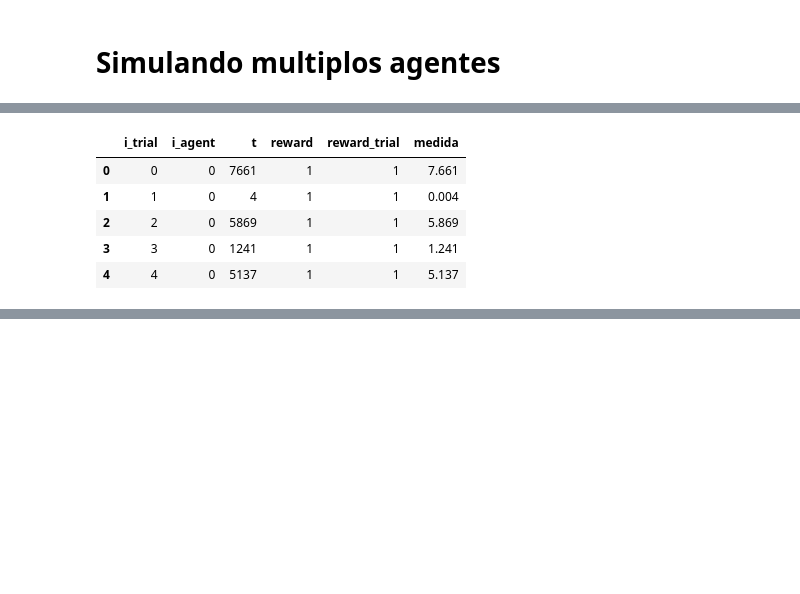
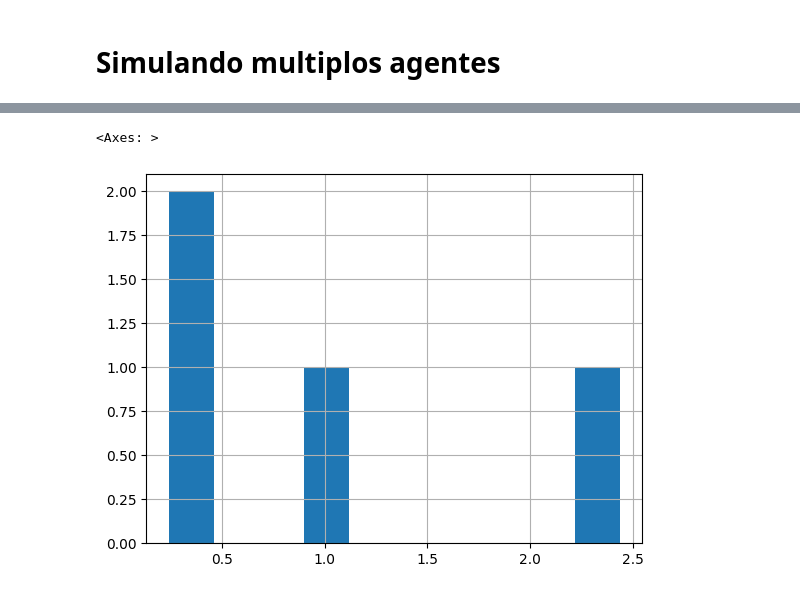
Before and after one commit to caetanyyy/active-brownian-particle-projective-simulation, a Jupyter notebook: abp_target_finding_simulation.ipynb, the cells around one changed output, grey strips where cells are left out. Drawn from its saved outputs; the diff is of its cells as text; code cells hidden in the pictures; blank space fills up the shorter version.

```diff
--- a/abp_target_finding_simulation.ipynb
+++ b/abp_target_finding_simulation.ipynb
@@ -337,13 +348,0 @@ param_dict = {
-# %%
-n_agentes = 100
-
-#parameters for the agent - explanations can be found in the comments inside the agent file
-gamma_damping = param_dict[Pe]['gamma_damping']
-eta_glow_damping = param_dict[Pe]['eta_glow_damping']
-policy_type = 'standard'# 'softmax' ou 'standard'
-beta_softmax = 1
-num_reflections =  0
-
-#set number of trials and maximum number of steps in each trial
-num_trials = 100
-max_steps_per_trial = 20*tao
@@ -350,15 +352,13 @@ max_steps_per_trial = 20*tao
 # %%
-h_matrix = [] #guarda as probabilidades
-statistics = [] #guarda os resultados do processo de aprendizado
+for i_agente in range(n_agentes):
 
-for i_agente in range(n_agentes):
+    print(i_agente)
 
     env = env_class.TaskEnvironment(L, Pe, l, tao, dt)
     agent = agent_class.BasicPSAgent(
         env.num_actions, env.num_percepts_list,
         gamma_damping, eta_glow_damping,
-        policy_type, beta_softmax,
-        num_reflections
+        policy_type, beta_softmax
     )
 
     for step in range(env.max_steps_per_trial):
@@ -379,23 +379,22 @@ for i_agente in range(n_agentes):
     for i_trial in range(num_trials):
 
         reward_trial = 0 #additive counter of the total rewards earned during the current trial
-        state_counter = 0 #conta qual estado ele está, considerando que a cada ação tomada vai para um novo estado
-        reward_counter = 0 #conta quantos passos o agente demora para receber uma recompensa
+        agent.g_matrix = np.zeros((agent.num_actions, agent.num_percepts), dtype=np.float64) #reinicia a matriz de movimentos
+
         discretized_observation = env.reset() #reinicia a posição do target
-        agent.g_matrix = np.zeros((agent.num_actions, agent.num_percepts), dtype=np.float64) #reinicia a matriz de movimentos
 
         for t in range(max_steps_per_trial):
             action = agent.deliberate(discretized_observation)
             discretized_observation, reward, done = env.move(action) #atualiza o ambiente
             reward_trial += reward #conta a recompensa
+
             agent.learn(reward)
 
             if done:
                 statistics.append([i_trial, i_agente, t, reward, reward_trial])
+                print([i_trial, i_agente, t, t/tao])
                 break
 
-        if reward_trial > 0:
-            print(i_agente, i_trial, reward_trial, t/reward_trial/tao)
 
     h_matrix.append([i_agente, h_matrix])
 # %% [output]
@@ -422,16 +420,6 @@ pd.DataFrame(statistics).to_csv('statistics.csv', index = False)
 pd.DataFrame(h_matrix).to_csv('h_matrix.csv', index = False)
-# %%
-df = pd.DataFrame(statistics, columns = ['i_trial', 'i_agent', 't', 'reward','reward_trial'])
-df = df[df['i_agent'] < 8].reset_index(drop = True)
-#idx = df.groupby(['i_trial','i_agent'])['reward_trial'].idxmax().reset_index()['reward_trial']
-#df = df.loc[idx].reset_index(drop = True)
-df['medida'] = df['t']/df['reward_trial']/tao
-df.head()
-# %% [output]
-|  | i_trial | i_agent | t | reward | reward_trial | medida |
-| 0 | 0 | 0 | 7661 | 1 | 1 | 7.661 |
-| 1 | 1 | 0 | 4 | 1 | 1 | 0.004 |
-| 2 | 2 | 0 | 5869 | 1 | 1 | 5.869 |
-| 3 | 3 | 0 | 1241 | 1 | 1 | 1.241 |
-| 4 | 4 | 0 | 5137 | 1 | 1 | 5.137 |
+# %%
+db = pd.DataFrame(statistics, columns = ['i_trial', 'i_agente', 't', 'reward', 'reward_trial'])
+db.to_csv('statistics.csv', index = False)
+db['t_tao'] = db['t']/tao
 # %%
@@ -441,3 +428,8 @@ alt.Chart(df.groupby(['i_trial'])['medida'].mean().reset_index()).mark_line(colo
 )
 # %% [output]
 [interactive output not drawn]
+# %%
+db.drop_duplicates(subset = ['i_agente'], keep = 'last')['t_tao'].hist()
+# %% [output]
+<Axes: >
+[figure, added]
```
Also changed, not shown: parts of 6 cells of this notebook, 5 other files.
